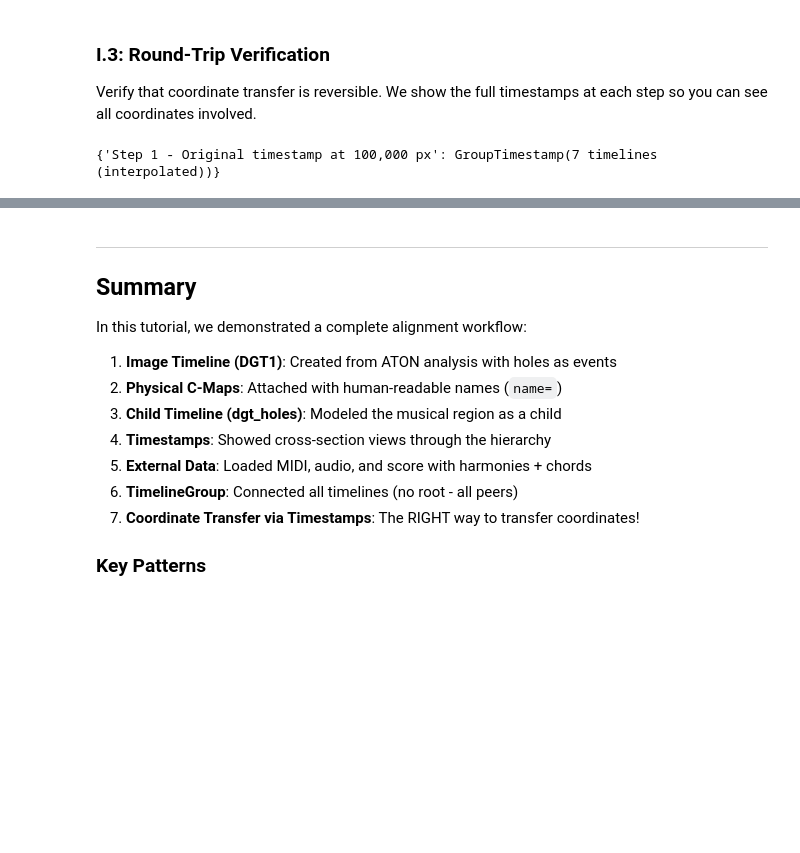
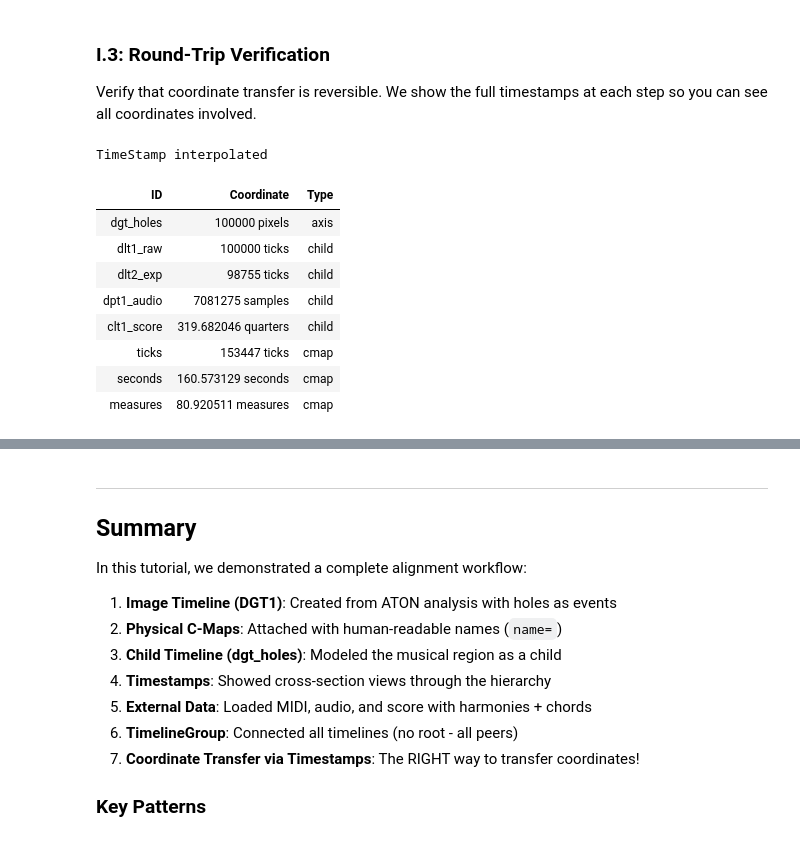
Before and after one commit to TimeToAlign/timetoalign, a Jupyter notebook: docs/page/howto/how02_supra_piano_roll.ipynb, the cells around one changed output, grey strips where cells are left out. Drawn from its saved outputs; the diff is of its cells as text; code cells hidden in the pictures; blank space fills up the shorter version.

```diff
--- a/docs/page/howto/how02_supra_piano_roll.ipynb
+++ b/docs/page/howto/how02_supra_piano_roll.ipynb
@@ -715,13 +736,22 @@ end_ts = group.get_timestamp_at(float(aton_loader.musical_length.value), "dgt_ho
 Verify that coordinate transfer is reversible. We show the full timestamps
 at each step so you can see all coordinates involved.
 # %%
-test_coord = 100000.0  # pixels in holes region
+test_coord = 100000  # pixels in holes region
 
 # Step 1: Get timestamp at our test coordinate
 ts1 = group.get_timestamp_at(test_coord, "dgt_holes")
-{"Step 1 - Original timestamp at 100,000 px": ts1}
+ts1
 # %% [output]
-{'Step 1 - Original timestamp at 100,000 px': GroupTimestamp(7 timelines (interpolated))}
+TimeStamp interpolated
+| ID | Coordinate | Type |
+| dgt_holes | 100000 pixels | axis |
+| dlt1_raw | 100000 ticks | child |
+| dlt2_exp | 98755 ticks | child |
+| dpt1_audio | 7081275 samples | child |
+| clt1_score | 319.682046 quarters | child |
+| ticks | 153447 ticks | cmap |
+| seconds | 160.573129 seconds | cmap |
+| measures | 80.920511 measures | cmap |
 # %%
 # Step 2: Transfer to audio, then back to holes
 ts2 = group.get_timestamp_at(ts1["dpt1_audio"], "dpt1_audio")
```
Also changed, not shown: parts of 10 cells of this notebook, 46 other files.
